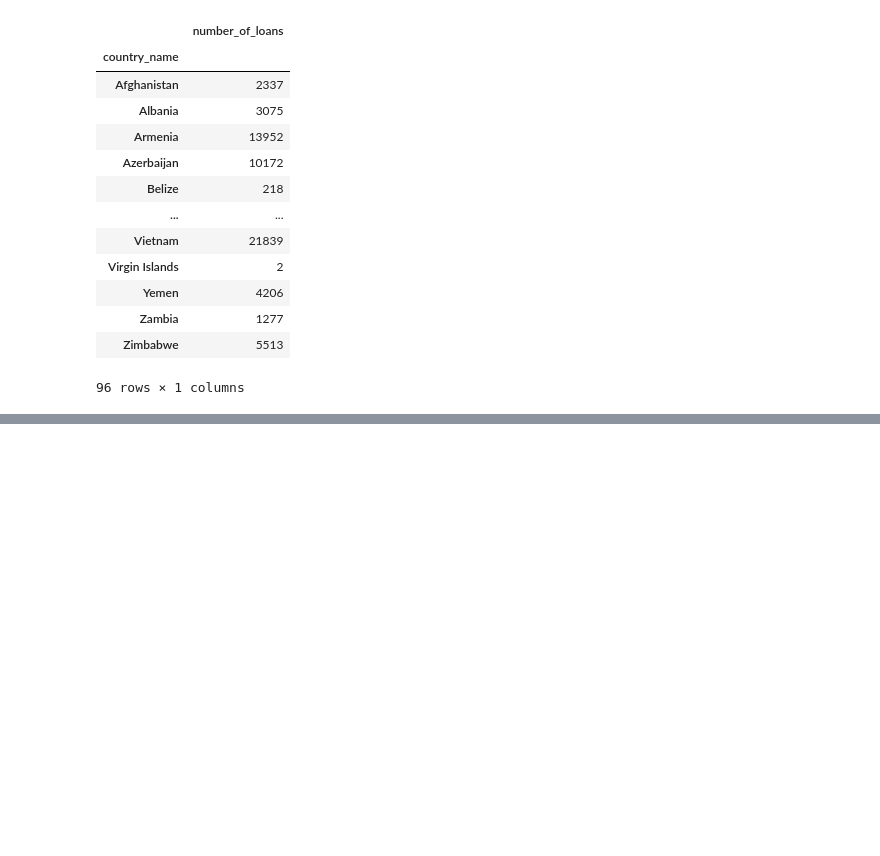
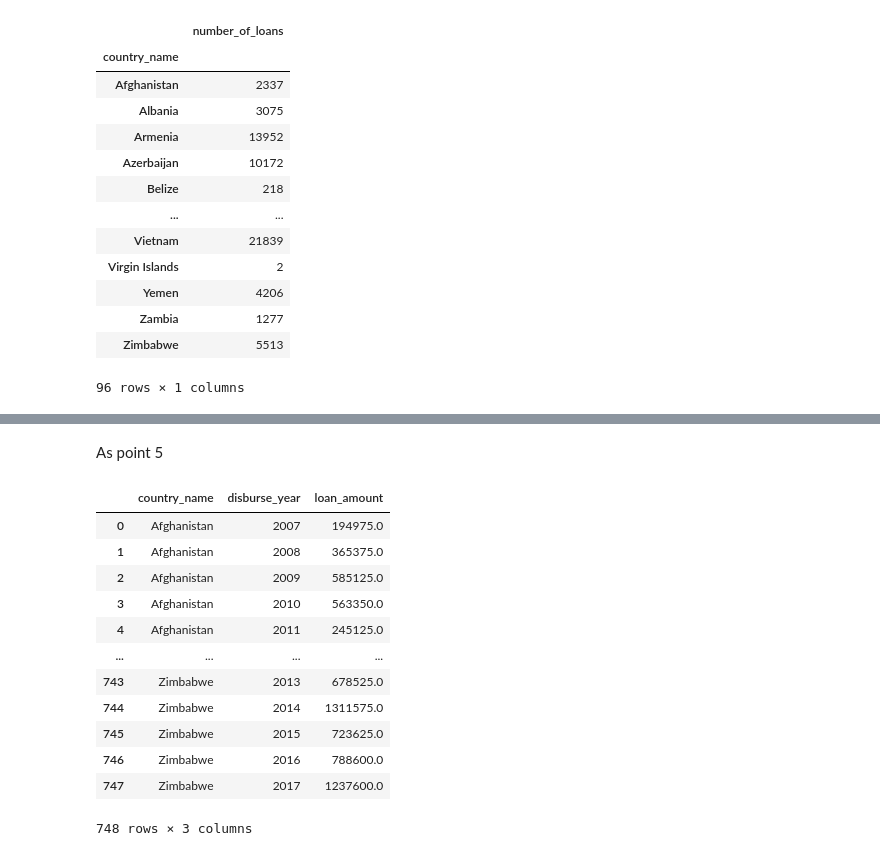
Before and after one commit to AleC28696/ProgettoFCS, a Jupyter notebook: Untitled.ipynb, the cells around one changed output, grey strips where cells are left out. Saved outputs shown, nothing was run; the diff lists cells and outputs as text; code cells hidden in the pictures; blank space fills up the shorter version.

```diff
--- a/Untitled.ipynb
+++ b/Untitled.ipynb
@@ -135,0 +208,19 @@ countries
+# %% [markdown]
+As point 5
+# %%
+country_loans_per_year = loans[['country_name', 'disburse_year', 'loan_amount']].groupby(['country_name', 'disburse_year'], as_index=False).sum()
+country_loans_per_year
+# %% [output]
+|  | country_name | disburse_year | loan_amount |
+| 0 | Afghanistan | 2007 | 194975.0 |
+| 1 | Afghanistan | 2008 | 365375.0 |
+| 2 | Afghanistan | 2009 | 585125.0 |
+| 3 | Afghanistan | 2010 | 563350.0 |
+| 4 | Afghanistan | 2011 | 245125.0 |
+| ... | ... | ... | ... |
+| 743 | Zimbabwe | 2013 | 678525.0 |
+| 744 | Zimbabwe | 2014 | 1311575.0 |
+| 745 | Zimbabwe | 2015 | 723625.0 |
+| 746 | Zimbabwe | 2016 | 788600.0 |
+| 747 | Zimbabwe | 2017 | 1237600.0 |
+748 rows × 3 columns
```
Also changed, not shown: parts of 17 cells of this notebook.
